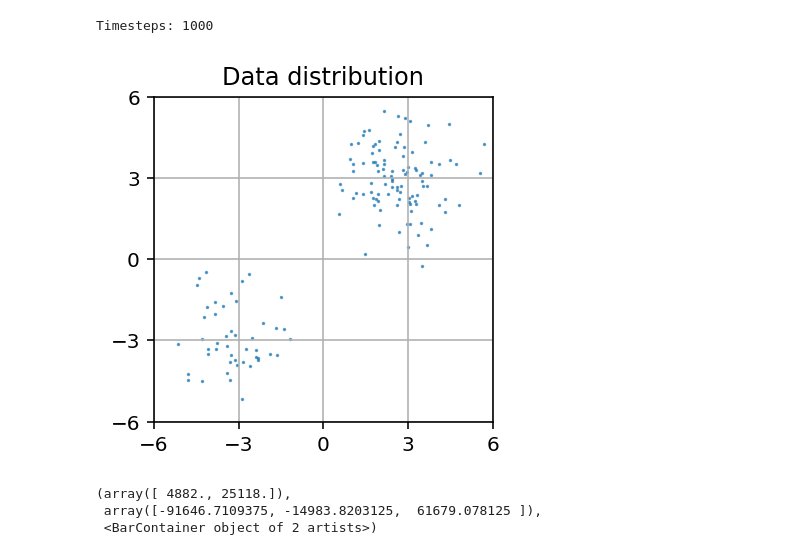
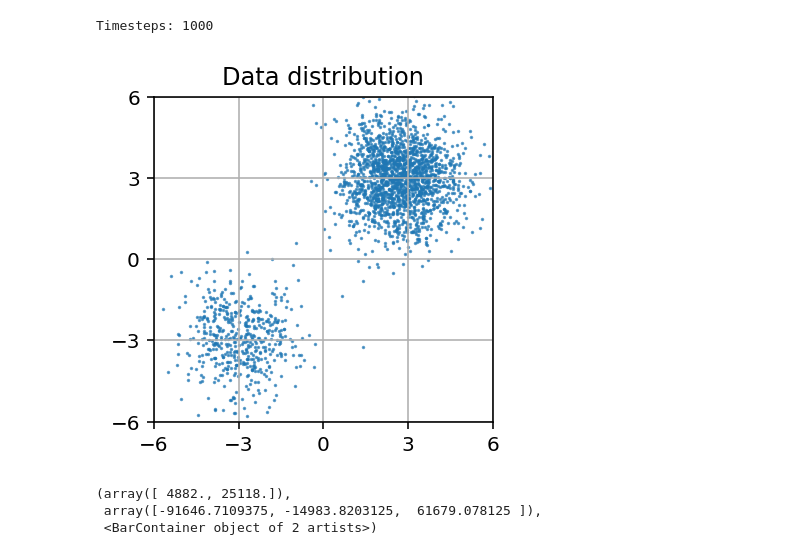
Before and after one commit to meowljh/meow_racer, a Jupyter notebook: step_1_2_rl_adv/diffusion_soft_actor_critic/diffusion-model-hallucination-dev_toy/gaussian_experiments/baselines.ipynb, the cells around one changed output. Cells and saved outputs as stored; diff of their text form; code cells hidden in the pictures.

```diff
--- a/step_1_2_rl_adv/diffusion_soft_actor_critic/diffusion-model-hallucination-dev_toy/gaussian_experiments/baselines.ipynb
+++ b/step_1_2_rl_adv/diffusion_soft_actor_critic/diffusion-model-hallucination-dev_toy/gaussian_experiments/baselines.ipynb
@@ -55,18 +55,18 @@ gen_data = np.load(f'{os.getcwd()}/chkpts/UnbalancedGaussian2D_200000_rssm_unifo
 np.random.shuffle(gen_data)
 # %%
 plt.figure(figsize=(3, 3))
-plt.scatter(*np.hsplit(gen_data[:2000], 2), s=0.5, alpha=0.7)
+plt.scatter(*np.hsplit(gen_data, 2), s=0.5, alpha=0.7)
 plt.xlim([-6, 6])
 plt.ylim([-6, 6])
 plt.grid(True)
 plt.xticks(np.array([-6, -3, 0, 3, 6]))
 plt.yticks(np.array([-6, -3, 0, 3, 6]))
 # plt.axis('equal')
 plt.title(f'Data distribution')
 plt.tight_layout()
 plt.savefig('data.pdf')
 # %% [output]
-[figure, old version]
+[figure, new version]
 # %%
 plt.hist(gen_data[:, 0], bins=2, alpha=0.7, edgecolor='black')
 # %% [output]
```
Also changed, not shown: parts of 2 cells of this notebook, 31 other files.
